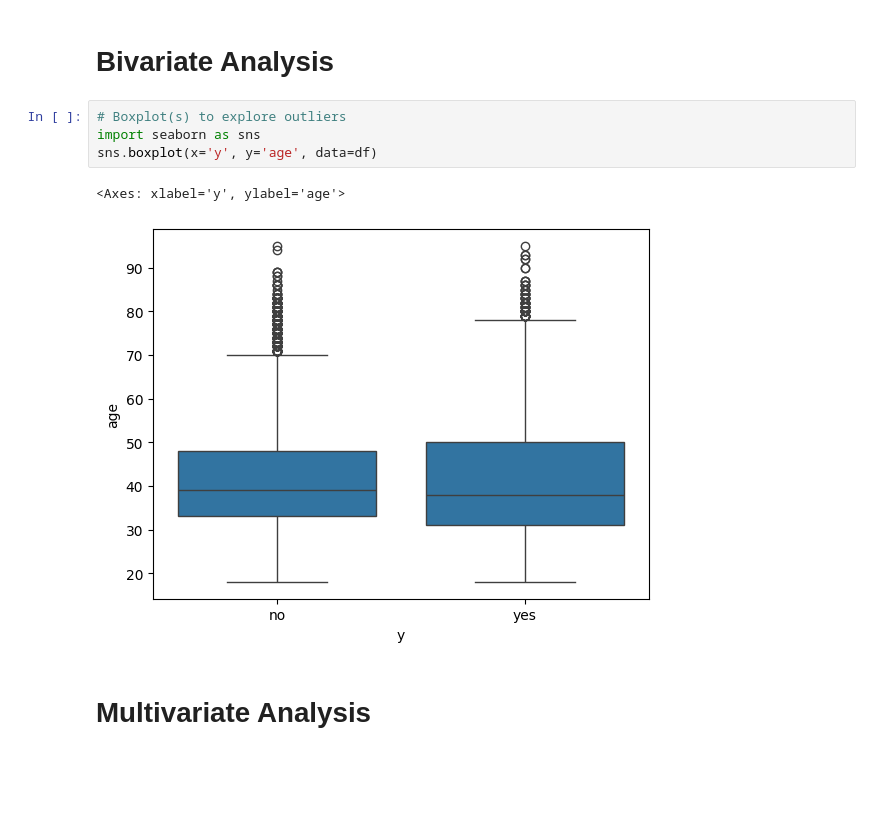
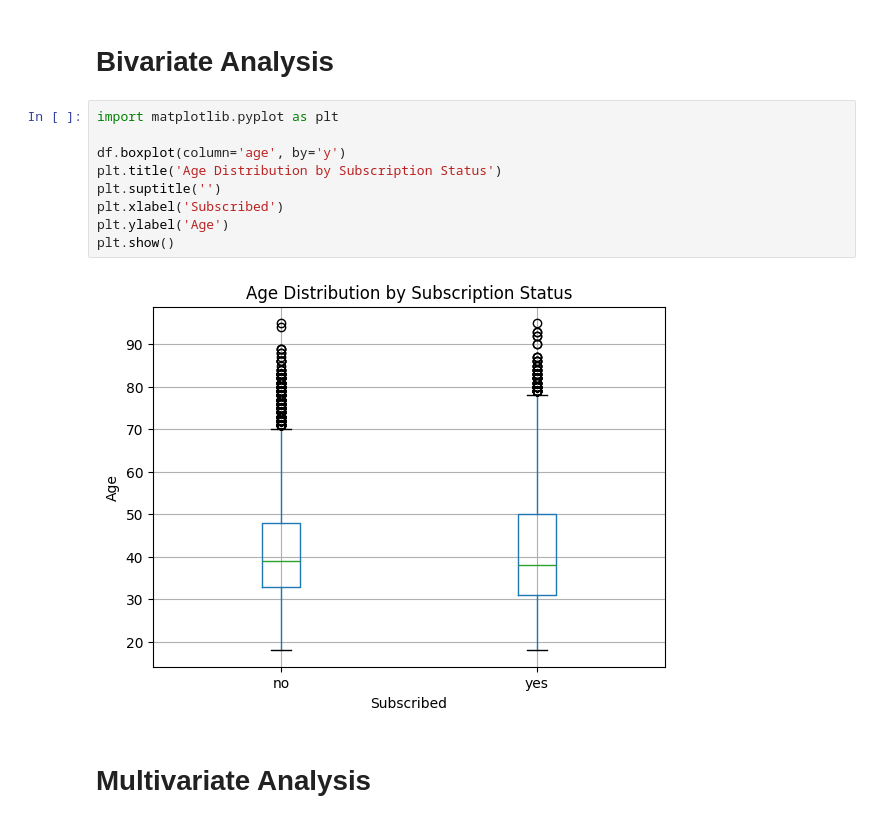
Before and after one commit to Arrryyy/Banco_Portugese, a Jupyter notebook: notebooks/data_exploration.ipynb, the cells around one changed output. Drawn from its saved outputs; the diff is of its cells as text; blank space fills up the shorter version.

```diff
--- a/notebooks/data_exploration.ipynb
+++ b/notebooks/data_exploration.ipynb
@@ -119,11 +135,15 @@ df['age'].hist(bins=30)
 # %% [markdown]
 # Bivariate Analysis
-# %%
-# Boxplot(s) to explore outliers
-import seaborn as sns
-sns.boxplot(x='y', y='age', data=df)
-# %% [output]
-<Axes: xlabel='y', ylabel='age'>
-[figure, removed]
+# %%
+import matplotlib.pyplot as plt
+
+df.boxplot(column='age', by='y')
+plt.title('Age Distribution by Subscription Status')
+plt.suptitle('')
+plt.xlabel('Subscribed')
+plt.ylabel('Age')
+plt.show()
+# %% [output]
+[figure, added]
 # %% [markdown]
 # Multivariate Analysis
```
Also changed, not shown: parts of 4 cells of this notebook.
